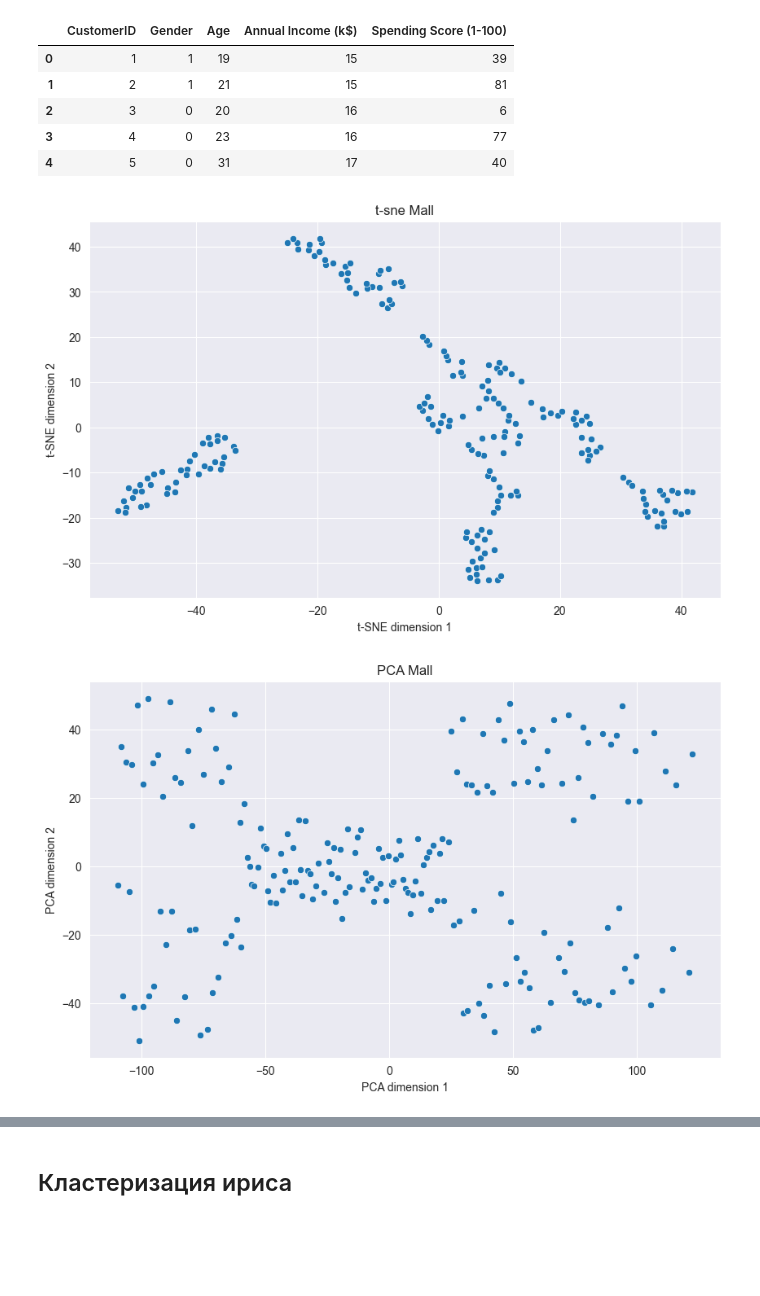
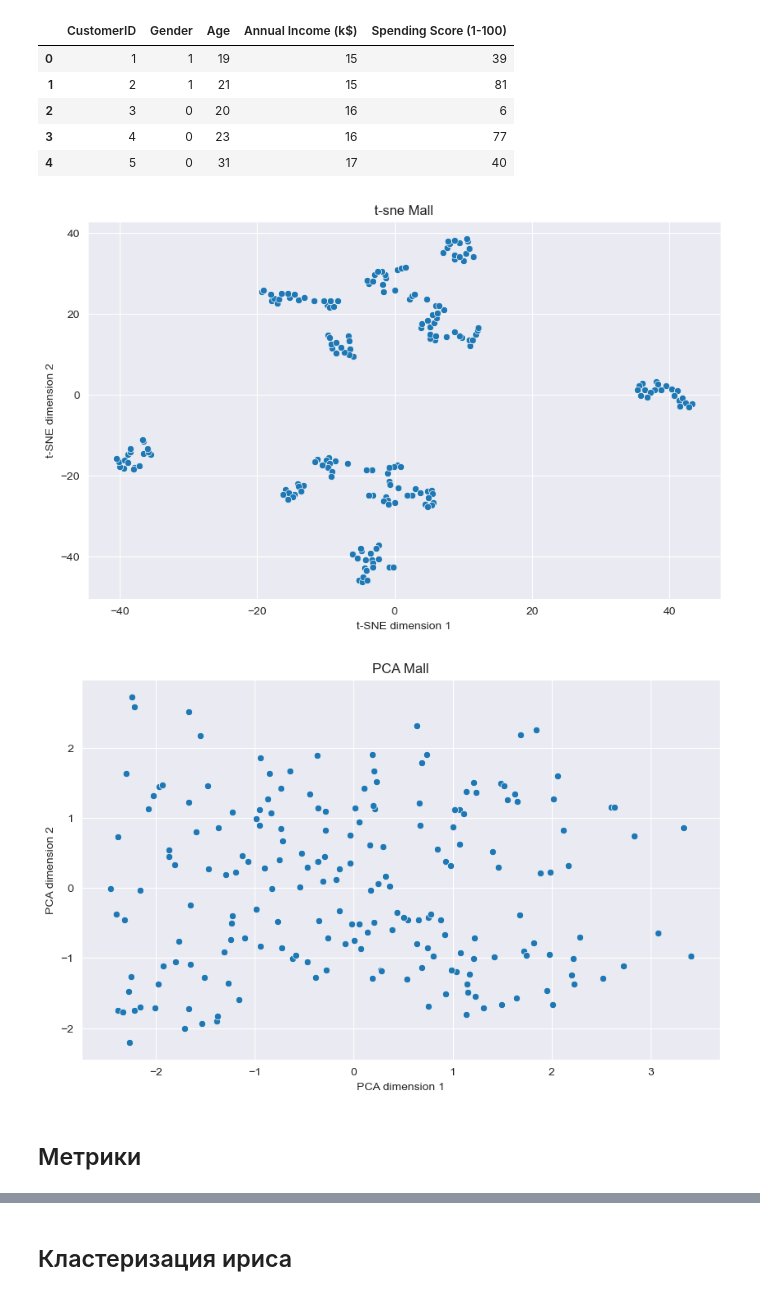
Before and after one commit to sanchous1000/fall-24, a Jupyter notebook: students/eo-cherednikov/Lab_1/source/main.ipynb, the cells around one changed output, grey strips where cells are left out. Drawn from its saved outputs; the diff is of its cells as text; code cells hidden in the pictures; blank space fills up the shorter version.

```diff
--- a/students/eo-cherednikov/Lab_1/source/main.ipynb
+++ b/students/eo-cherednikov/Lab_1/source/main.ipynb
@@ -69,19 +74,21 @@ data_mall.head(5)
 | 3 | 4 | 0 | 23 | 16 | 77 |
 | 4 | 5 | 0 | 31 | 17 | 40 |
 # %%
-data_mall_tsne = TSNE(n_components=2, learning_rate=200, perplexity=10).fit_transform(X=data_mall)
+data_mall_scaled = preprocess_data(data_mall)
 
-data_obesity_tsne_df = pd.DataFrame(data = data_mall_tsne, columns = ["Dimension1", "Dimension2"])
+data_mall_tsne = TSNE(n_components=2, learning_rate=200, perplexity=10).fit_transform(X=data_mall_scaled)
+
+data_mall_tsne_df = pd.DataFrame(data = data_mall_tsne, columns = ["Dimension1", "Dimension2"])
 plt.figure(figsize=(10, 6))
-sns.scatterplot(data=data_obesity_tsne_df, x='Dimension1', y='Dimension2')
+sns.scatterplot(data=data_mall_tsne_df, x='Dimension1', y='Dimension2')
 plt.title('t-sne Mall')
 plt.xlabel('t-SNE dimension 1')
 plt.ylabel('t-SNE dimension 2')
 plt.show()
 # %% [output]
-[figure, old version]
+[figure, new version]
 # %%
-data_mall_pca = PCA(n_components=2).fit_transform(data_mall)
+data_mall_pca = PCA(n_components=2).fit_transform(data_mall_scaled)
 
 data_mall_pca_df = pd.DataFrame(data = data_mall_pca, columns = ["Dimension1", "Dimension2"])
 plt.figure(figsize=(10, 6))
@@ -91,4 +98,6 @@ plt.xlabel('PCA dimension 1')
 plt.ylabel('PCA dimension 2')
 plt.show()
 # %% [output]
-[figure, old version]
+[figure, new version]
+# %% [markdown]
+## Метрики
```
Also changed, not shown: parts of 36 cells of this notebook.
